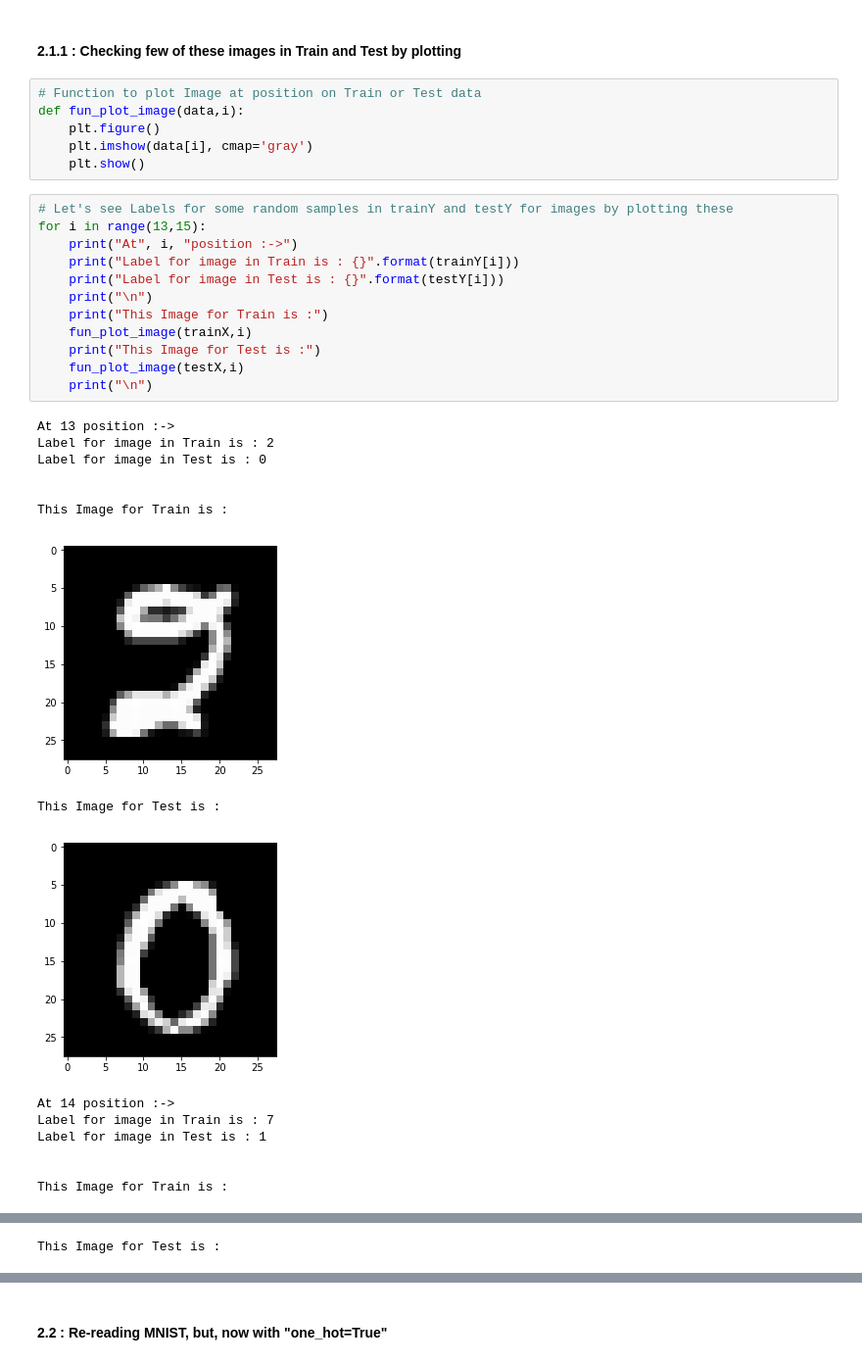
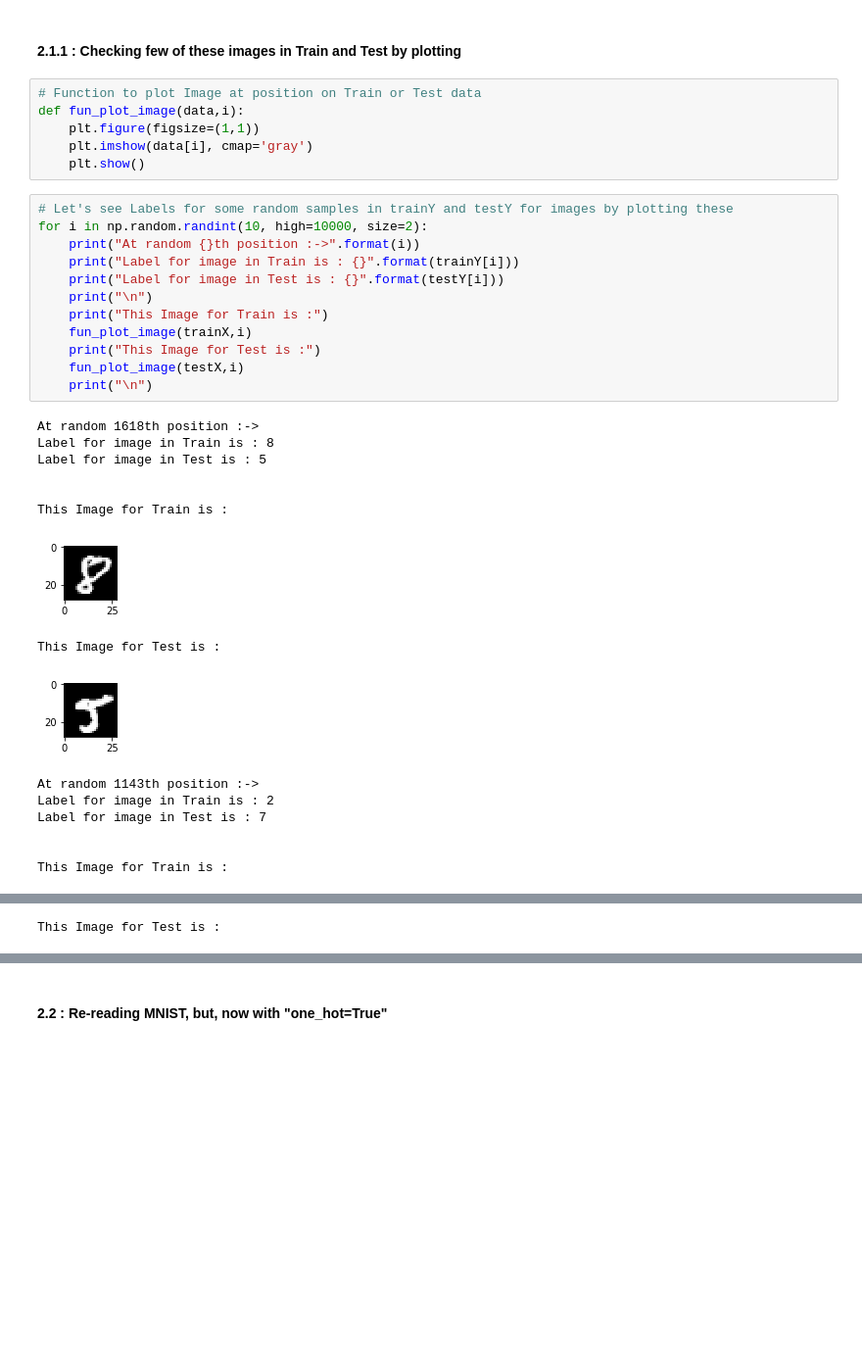
Before and after one commit to niveditphoenix/DataScience_Projects_Portfolio, a Jupyter notebook: Deep Learning Projects Using Tensorflow & KERAS/MNIST_Digit_Recognition_CNN_DL.ipynb, the cells around one changed output, grey strips where cells are left out. Shown at 98% size. Drawn from its saved outputs; the diff is of its cells as text; blank space fills up the shorter version.

```diff
--- a/Deep Learning Projects Using Tensorflow & KERAS/MNIST_Digit_Recognition_CNN_DL.ipynb
+++ b/Deep Learning Projects Using Tensorflow & KERAS/MNIST_Digit_Recognition_CNN_DL.ipynb
@@ -74,34 +72,34 @@ testX = testX.reshape([10000,28,28])
 # %%
 # Function to plot Image at position on Train or Test data
 def fun_plot_image(data,i):
-    plt.figure()
+    plt.figure(figsize=(1,1))
     plt.imshow(data[i], cmap='gray')
     plt.show()
 # %%
 # Let's see Labels for some random samples in trainY and testY for images by plotting these
-for i in range(13,15):
-    print("At", i, "position :->")
+for i in np.random.randint(10, high=10000, size=2):
+    print("At random {}th position :->".format(i))
     print("Label for image in Train is : {}".format(trainY[i]))
     print("Label for image in Test is : {}".format(testY[i]))
     print("\n")
     print("This Image for Train is :")
     fun_plot_image(trainX,i)
     print("This Image for Test is :")
     fun_plot_image(testX,i)
     print("\n")
 # %% [output]
-At 13 position :->
-Label for image in Train is : 2
-Label for image in Test is : 0
+At random 1618th position :->
+Label for image in Train is : 8
+Label for image in Test is : 5
 
 
 This Image for Train is :
-[figure, old version]
+[figure, new version]
 This Image for Test is :
-[figure, old version]
+[figure, new version]
-At 14 position :->
-Label for image in Train is : 7
-Label for image in Test is : 1
+At random 1143th position :->
+Label for image in Train is : 2
+Label for image in Test is : 7
 
 
 This Image for Train is :
```
Also changed, not shown: parts of 55 cells of this notebook.
